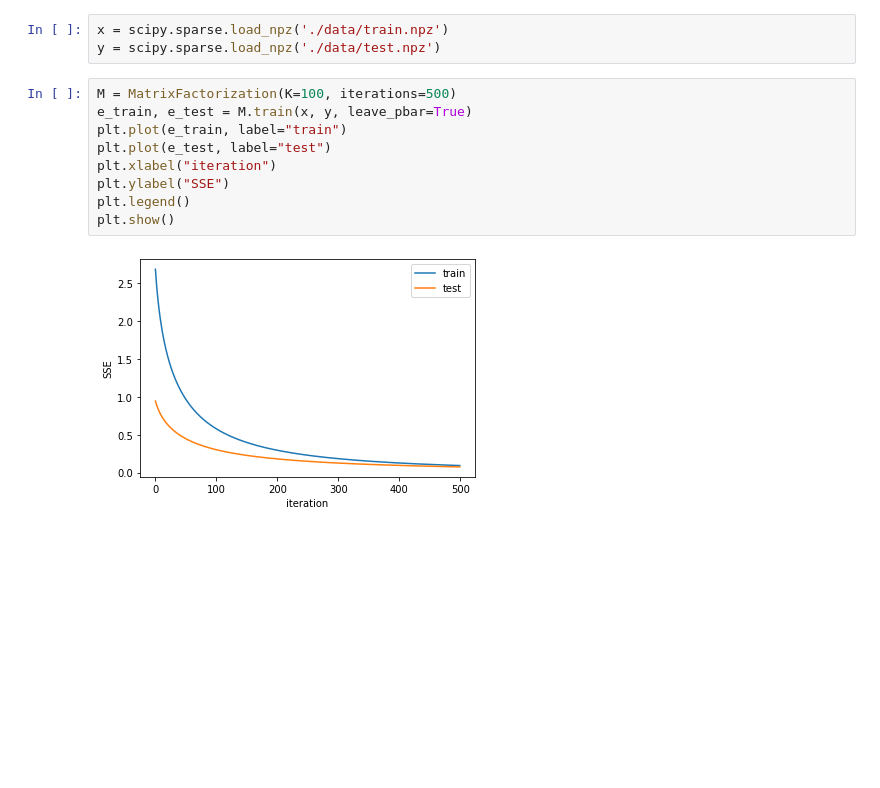
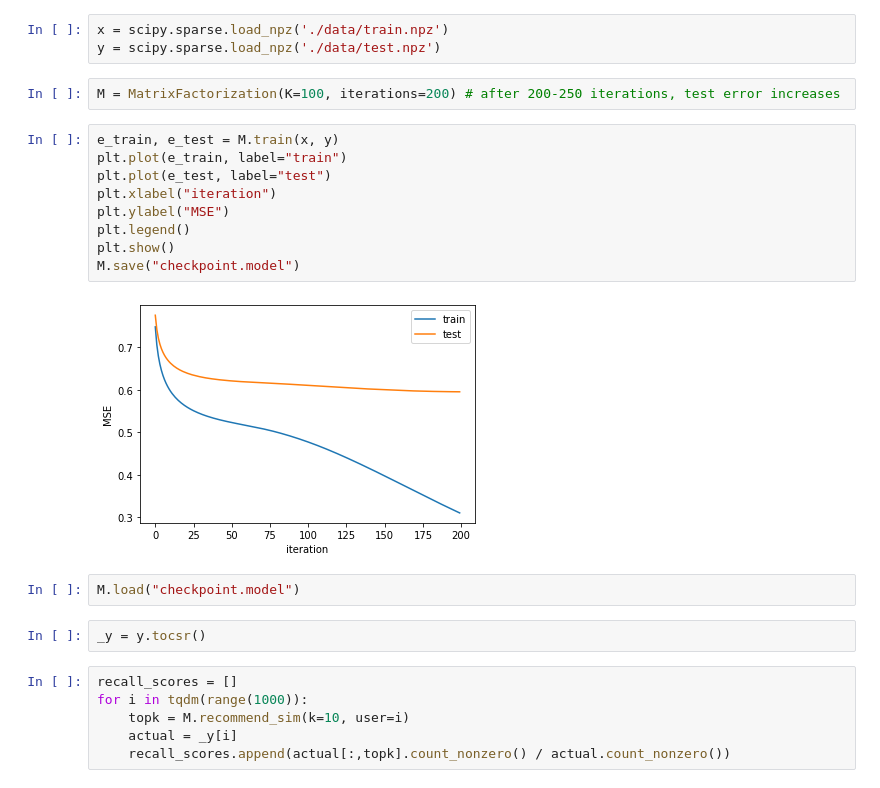
Before and after one commit to AndreiBondarenko/project-ai-2021, a Jupyter notebook: train_and_eval.ipynb, the cells around one changed output. Saved outputs shown, nothing was run; the diff lists cells and outputs as text; blank space fills up the shorter version.

```diff
--- a/train_and_eval.ipynb
+++ b/train_and_eval.ipynb
@@ -28,14 +28,26 @@ def ndcg_at_k(k: int, scores: np.ndarray, actual: np.ndarray):
 # %%
 x = scipy.sparse.load_npz('./data/train.npz')
 y = scipy.sparse.load_npz('./data/test.npz')
+# %%
+M = MatrixFactorization(K=100, iterations=200) # after 200-250 iterations, test error increases
 # %%
-M = MatrixFactorization(K=100, iterations=500)
-e_train, e_test = M.train(x, y, leave_pbar=True)
+e_train, e_test = M.train(x, y)
 plt.plot(e_train, label="train")
 plt.plot(e_test, label="test")
 plt.xlabel("iteration")
-plt.ylabel("SSE")
+plt.ylabel("MSE")
 plt.legend()
 plt.show()
+M.save("checkpoint.model")
 # %% [output]
-[figure, old version]
+[figure, new version]
+# %%
+M.load("checkpoint.model")
+# %%
+_y = y.tocsr()
+# %%
+recall_scores = []
+for i in tqdm(range(1000)):
+    topk = M.recommend_sim(k=10, user=i)
+    actual = _y[i]
+    recall_scores.append(actual[:,topk].count_nonzero() / actual.count_nonzero())
```
Also changed, not shown: parts of 9 cells of this notebook, 2 other files.
